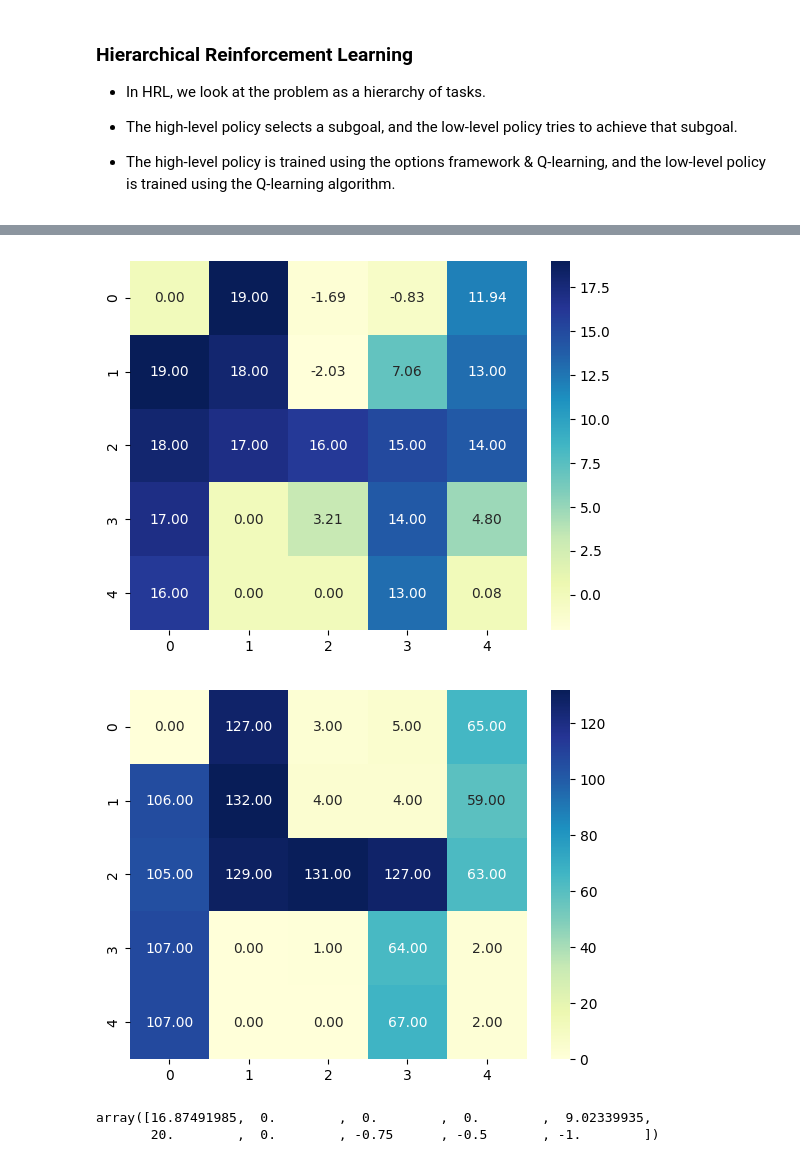
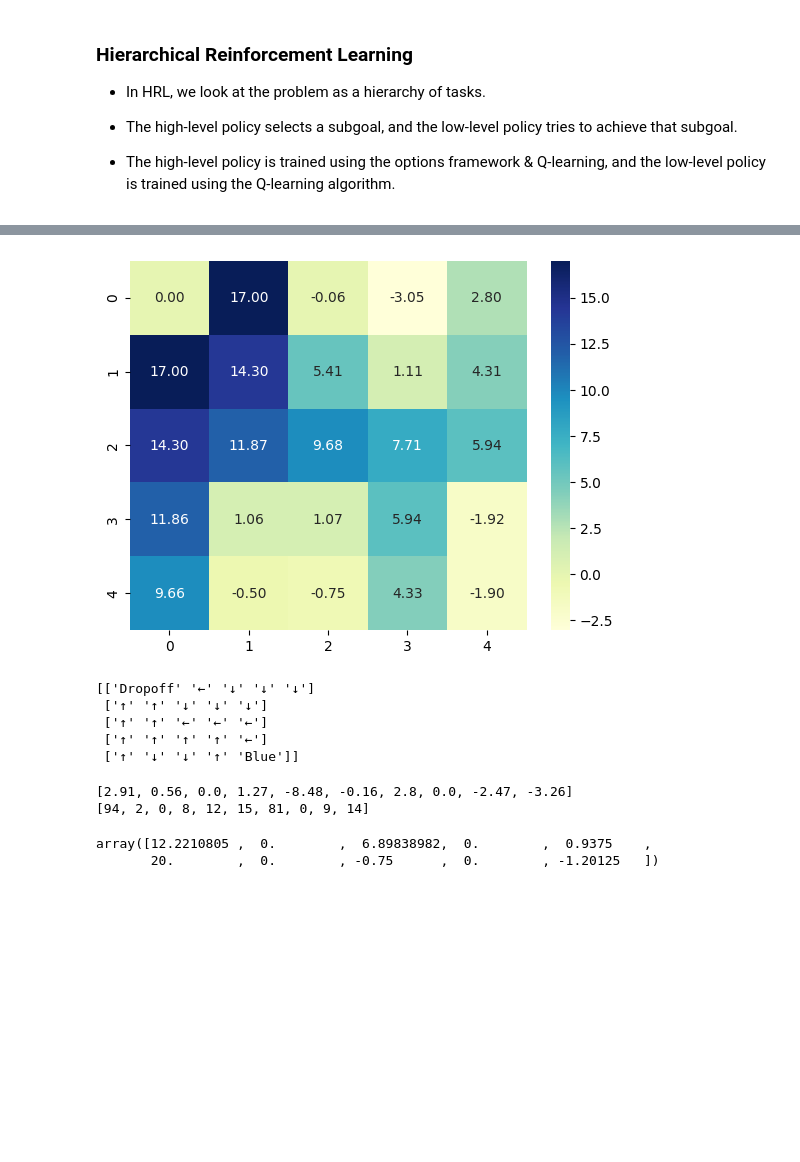
Before and after one commit to AdityaC-003/CS6700_RL_A3, a Jupyter notebook: A3.ipynb, the cells around one changed output, grey strips where cells are left out. Cells and saved outputs as stored; diff of their text form; code cells hidden in the pictures; blank space fills up the shorter version.

Commit message:
Part 1&2 coding complete, TODO plot generation

```diff
--- a/A3.ipynb
+++ b/A3.ipynb
@@ -16,7 +16,7 @@ import seaborn as sns
 # %%
 """ Learning parameters """
 
-GAMMA = 1
+GAMMA = 0.9
 ALPHA = 0.5
 
 """ Locations of marked states in the Taxi-v3 environment """
@@ -25,6 +25,7 @@ env = gym.make("Taxi-v3")
 RED_LOC, GREEN_LOC, YELLOW_LOC, BLUE_LOC = map(
     lambda x: x[0] * 5 + x[1], env.unwrapped.locs
 )
+location_dict = {0: RED_LOC, 1: GREEN_LOC, 2: YELLOW_LOC, 3: BLUE_LOC}
 env.close()
 
 """ Constants for the Taxi-v3 environment """
@@ -138,7 +141,7 @@ class SMDP_Agent(HRL_Agent):
         )
         self.update_freq[state, action] += 1
 # %%
-class IntraOption_Q_Learning(HRL_Agent):
+class IOQL_Agent(HRL_Agent):
 
     def __init__(self, state_size, action_size, gamma=GAMMA, alpha=ALPHA):
         super().__init__(state_size, action_size, gamma, alpha)
@@ -152,19 +155,21 @@ class IntraOption_Q_Learning(HRL_Agent):
         next_state: int,
         done: bool,
     ):
+        # Update primitive action's Q-value for current state
         self.update_primitive(state, action, reward, next_state)
+
+        # Update option's Q-value for current state
         next_val = (
             done * np.max(self.q_values[next_state])
             + (1 - done) * self.q_values[next_state, option]
         )
-        if done == True and next_state // 20 == 0 and option == 6:
-            print(f"done. next_state: {next_state}, next_val: {next_val}")
         self.q_values[state, option] += self.alpha * (
             reward + self.gamma * next_val - self.q_values[state, option]
         )
         self.update_freq[state, option] += 1
 
     def update_option_once(self, *args, **kwargs):
+        """There is no end-of-option update for IOQL agents."""
         return
 # %%
 class Trainer:
@@ -266,5 +297,5 @@ class Trainer:
 # %%
 # agent = SMDP_QLearning(500, 10)
-agent = IntraOption_Q_Learning(500, 10)
+agent = IOQL_Agent(500, 10)
 trainer = Trainer(env, agent)
-trainer.train(1000)
+score_list = trainer.train(1000)
@@ -465,0 +308,12 @@ sns.heatmap(red_grid, annot=True, fmt=".2f")
+# %%
+fig, ax = plt.subplots(2, 2, figsize=(10, 10))
+
+grid = np.zeros((4, 5, 5))
+for i in range(4):
+    grid[i] = np.max(agent.options[i].q_value, axis=1).reshape(5, 5)
+    sns.heatmap(grid[i], ax=ax[i // 2, i % 2], annot=True, fmt=".2f", cmap="viridis")
+    ax[i // 2, i % 2].set_title(
+        f"Option {i} - Go to {['Red', 'Green', 'Yellow', 'Blue'][i]}"
+    )
+
+plt.show()
@@ -466,29 +384,42 @@ sns.heatmap(red_grid, annot=True, fmt=".2f")
 # %%
 # select every 4th row of q_values and put it into a grid
 
 # desination fixed to be red
-grid = agent.q_values[::4]
-grid2 = agent.update_freq[::4]
+grid = trainer.agent.q_values[::4]
+grid2 = trainer.agent.q_values[::4]
 
 # passenger is inside car
 grid = grid[4::5]
 grid2 = grid2[4::5]
 
-grid = grid[:,6].reshape(5,5)
-grid2 = grid2[:,6].reshape(5,5)
+grid = grid[:, 6].reshape(5, 5)
+grid2 = np.argmax(grid2, axis=1)
 
+grid2 = [dict[i] for i in grid2]
+grid2 = np.array(list(grid2)).reshape(5, 5)
 # plot the grid
 sns.heatmap(grid, annot=True, fmt=".2f", cmap="YlGnBu")
 plt.show()
 
-sns.heatmap(grid2, annot=True, fmt=".2f", cmap="YlGnBu")
-plt.show()
+# print grid2 with row and column labels, I dont want heatmap of grid2
+print(grid2)
 # %% [output]
-[figure, old version]
+[figure, new version]
-[figure, removed]
+[['Dropoff' '←' '↓' '↓' '↓']
+ ['↑' '↑' '↓' '↓' '↓']
+ ['↑' '↑' '←' '←' '←']
+ ['↑' '↑' '↑' '↑' '←']
+ ['↑' '↓' '↓' '↑' 'Blue']]
+# %%
+st = (4 * 5 + 4) * 4 + 0
+print([round(i, 2) for i in trainer.agent.q_values[st]] )
+print([int(i) for i in trainer.agent.update_freq[st]])
+# %% [output]
+[2.91, 0.56, 0.0, 1.27, -8.48, -0.16, 2.8, 0.0, -2.47, -3.26]
+[94, 2, 0, 8, 12, 15, 81, 0, 9, 14]
 # %%
 st = (0 * 5 + 4) * 4 + 0
-trainer.hrl.q_values[st]
+trainer.agent.q_values[st]
 # %% [output]
-array([16.87491985,  0.        ,  0.        ,  0.        ,  9.02339935,
-       20.        ,  0.        , -0.75      , -0.5       , -1.        ])
+array([12.2210805 ,  0.        ,  6.89838982,  0.        ,  0.9375    ,
+       20.        ,  0.        , -0.75      ,  0.        , -1.20125   ])
```
Also changed, not shown: parts of 8 cells of this notebook, 1 other file.
